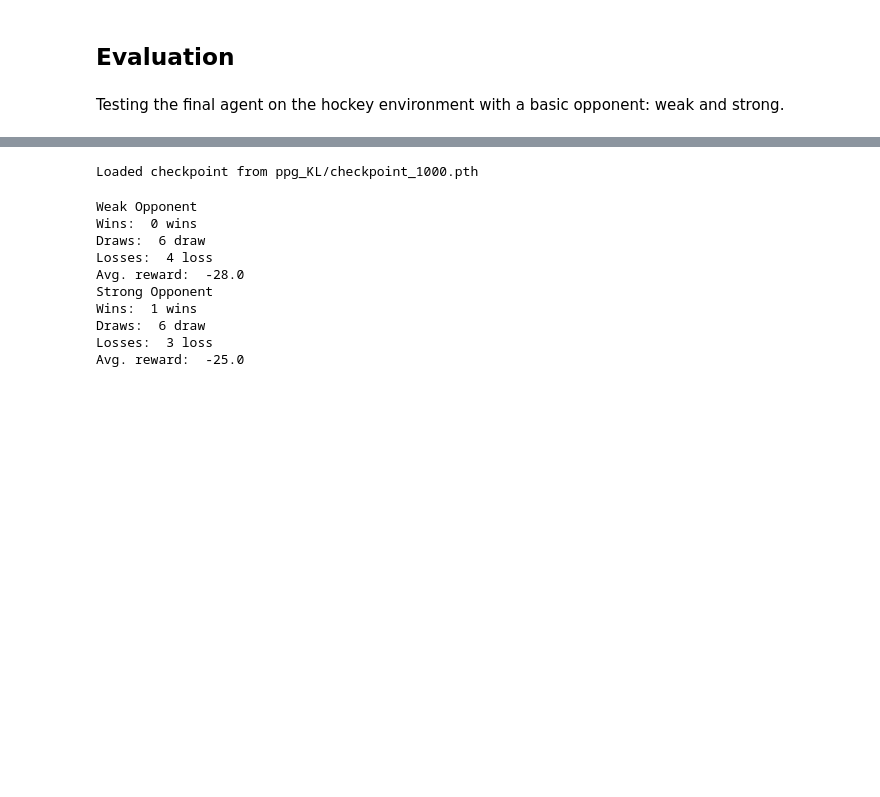
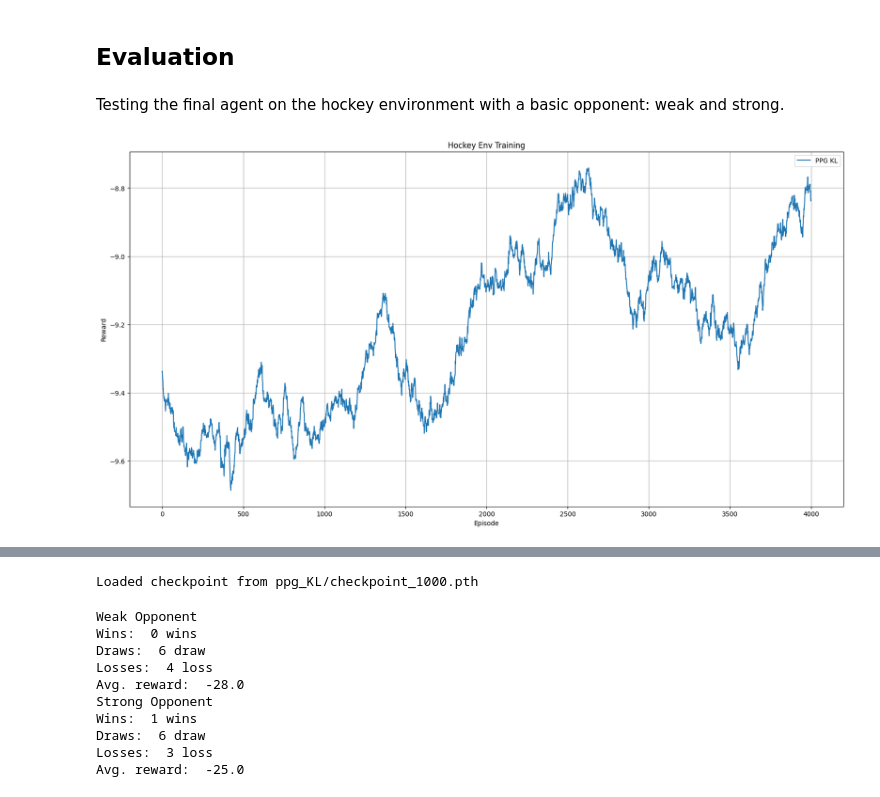
Before and after one commit to kimmizi/PuckAI, a Jupyter notebook: exp/Documentation_RL_Project.ipynb, the cells around one changed output, grey strips where cells are left out. Saved outputs shown, nothing was run; the diff lists cells and outputs as text; code cells hidden in the pictures; blank space fills up the shorter version.

```diff
--- a/exp/Documentation_RL_Project.ipynb
+++ b/exp/Documentation_RL_Project.ipynb
@@ -699,3 +821,25 @@ Checkpoint saved at ppg_KL/checkpoint_1000.pth
 ## Evaluation
 # %% [markdown]
 Testing the final agent on the hockey environment with a basic opponent: weak and strong.
+# %%
+rewards_ppg_kl = np.load("cluster/rewards_ppg_kl.npy")
+info_ppg_kl = np.load("cluster/info_ppg_kl.npy")
+# %%
+# Plot results
+def moving_average(data, window_size):
+    """Compute the moving average of a list."""
+    return np.convolve(data, np.ones(window_size) / window_size, mode = "valid")
+
+wind_size = 1000
+
+plt.figure(figsize = (20, 10))
+plt.plot(moving_average(rewards_ppg_kl, wind_size), label = "PPG KL")
+plt.legend()
+plt.xlabel("Episode")
+plt.ylabel("Reward")
+plt.title("Hockey Env Training")
+plt.legend()
+plt.grid()
+plt.show()
+# %% [output]
+[figure, added]
```
Also changed, not shown: parts of 5 cells of this notebook, 22 other files.
